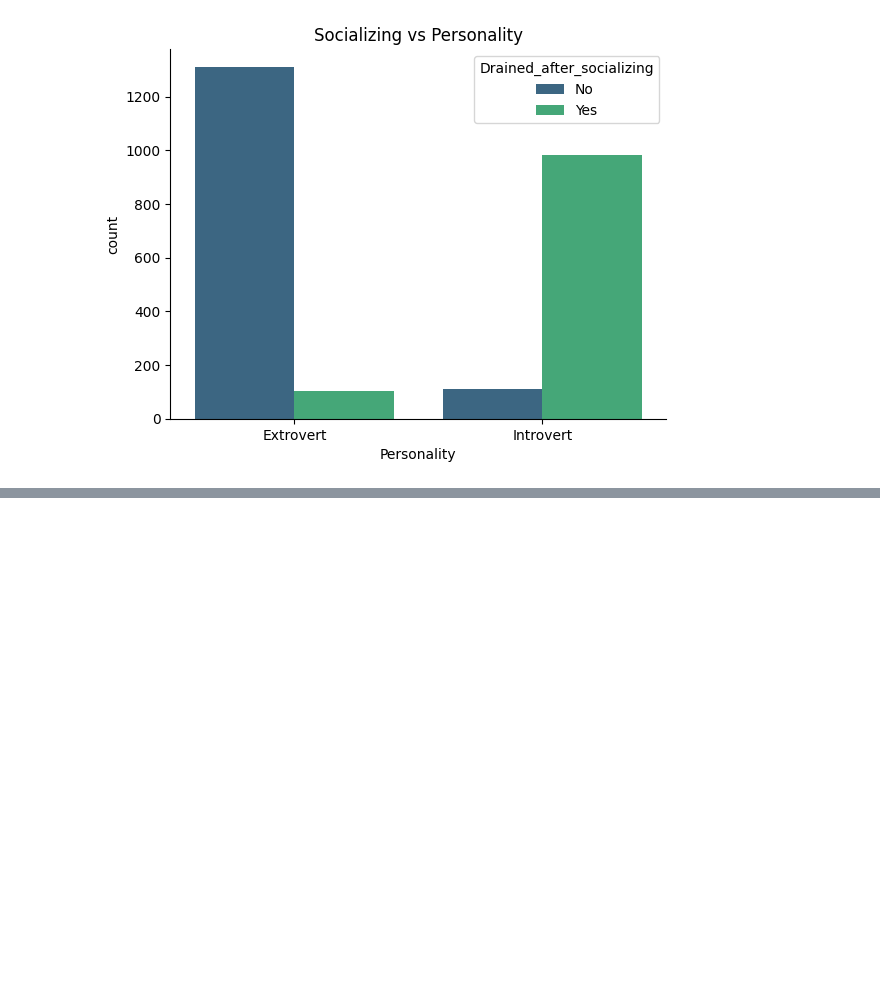
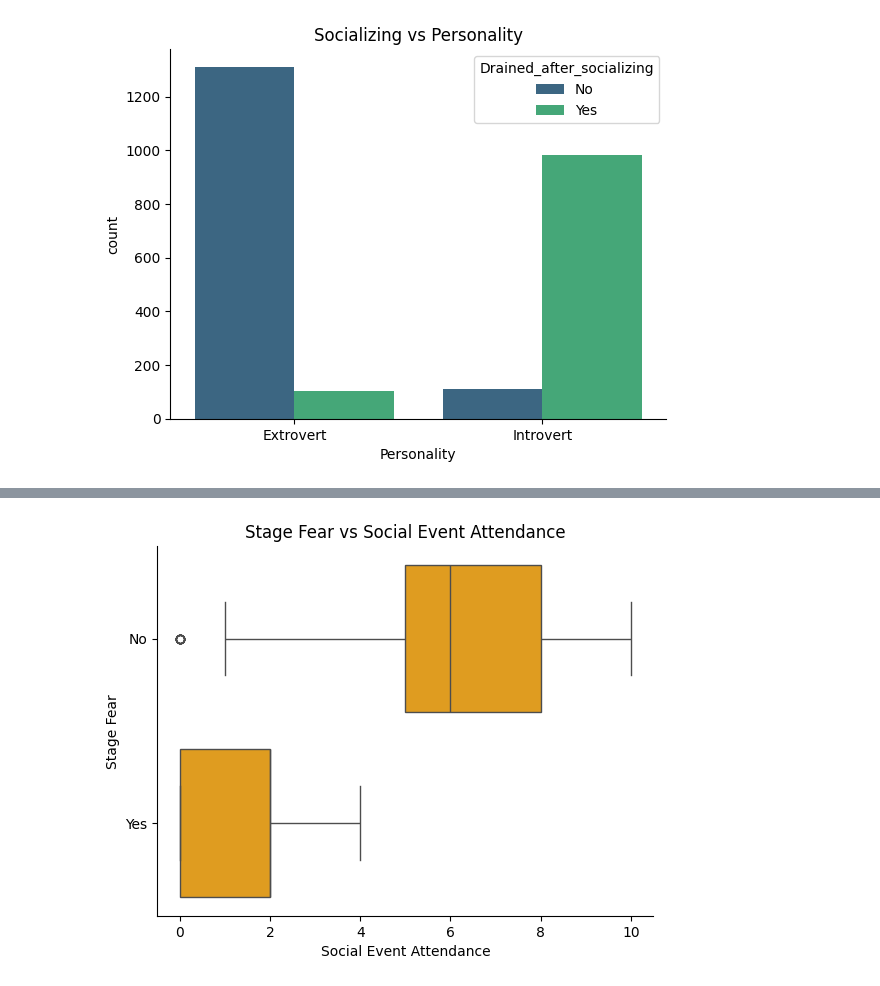
Before and after one commit to Michaela-Vosvrdova/projects, a Jupyter notebook: Extrovert vs Introvert.ipynb, the cells around one changed output, grey strips where cells are left out. Cells and saved outputs as stored; diff of their text form; code cells hidden in the pictures; blank space fills up the shorter version.

```diff
--- a/Extrovert vs Introvert.ipynb
+++ b/Extrovert vs Introvert.ipynb
@@ -92,0 +107,9 @@ To be continued.
+# %%
+sns.boxplot(data=df, y='Stage_fear', x='Social_event_attendance', color='orange')
+plt.title('Stage Fear vs Social Event Attendance')
+plt.ylabel('Stage Fear')
+plt.xlabel('Social Event Attendance')
+sns.despine()
+plt.show()
+# %% [output]
+[figure, added]
```
Also changed, not shown: parts of 42 cells of this notebook.
